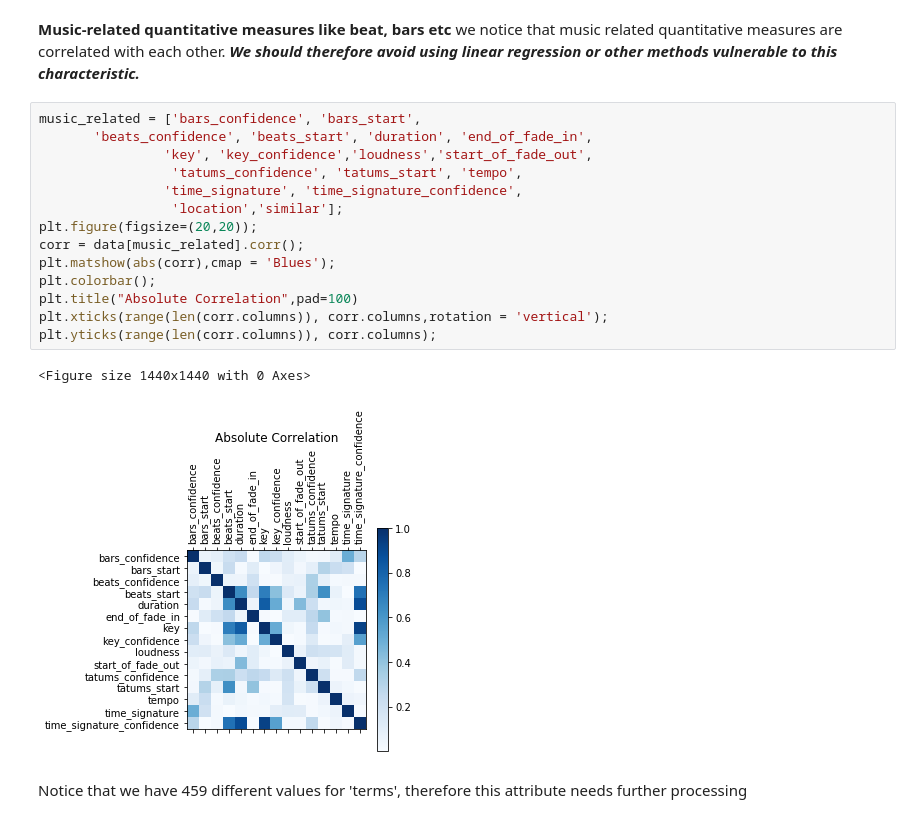
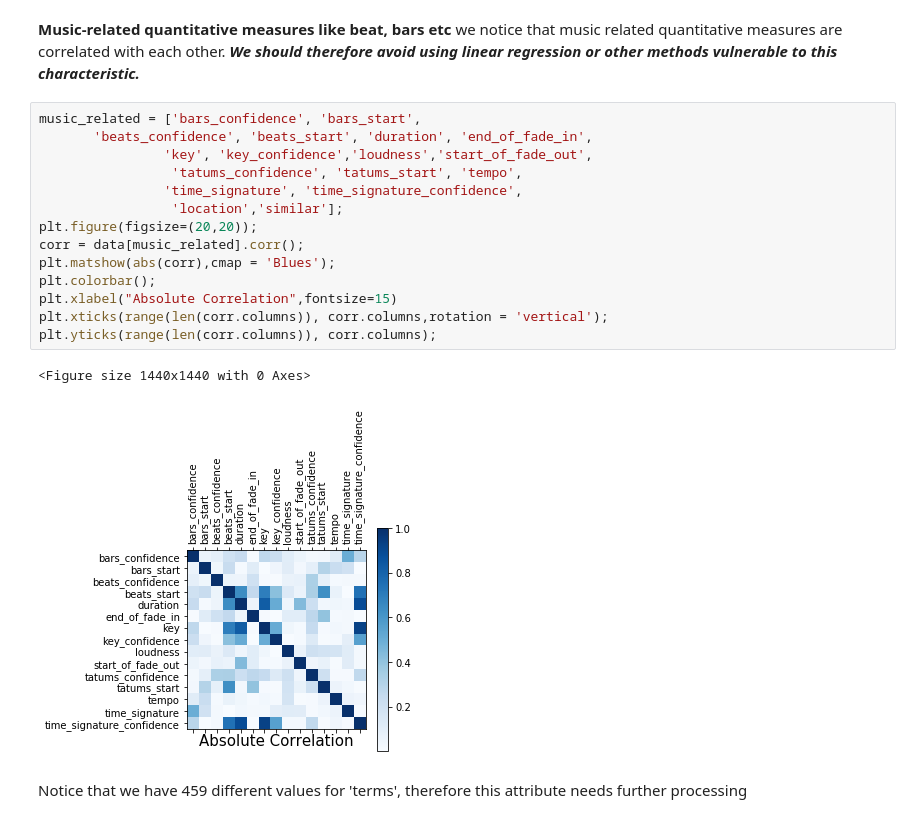
Before and after one commit to Yuting-Kou/AC209B_MillionSong, a Jupyter notebook: src/EDA_Sophie.ipynb, the cells around one changed output. Cells and saved outputs as stored; diff of their text form.

```diff
--- a/src/EDA_Sophie.ipynb
+++ b/src/EDA_Sophie.ipynb
@@ -70,20 +70,20 @@ we notice that music related quantitative measures are correlated with each othe
 # %%
 music_related = ['bars_confidence', 'bars_start',
        'beats_confidence', 'beats_start', 'duration', 'end_of_fade_in',
                 'key', 'key_confidence','loudness','start_of_fade_out',
                  'tatums_confidence', 'tatums_start', 'tempo',
                 'time_signature', 'time_signature_confidence',
                  'location','similar'];
 plt.figure(figsize=(20,20));
 corr = data[music_related].corr();
 plt.matshow(abs(corr),cmap = 'Blues');
 plt.colorbar();
-plt.title("Absolute Correlation",pad=100)
+plt.xlabel("Absolute Correlation",fontsize=15)
 plt.xticks(range(len(corr.columns)), corr.columns,rotation = 'vertical');
 plt.yticks(range(len(corr.columns)), corr.columns);
 # %% [output]
 <Figure size 1440x1440 with 0 Axes>
-[figure, old version]
+[figure, new version]
 # %% [markdown]
 Notice that we have 459 different values for 'terms', therefore this attribute needs further processing
 # %%
```
